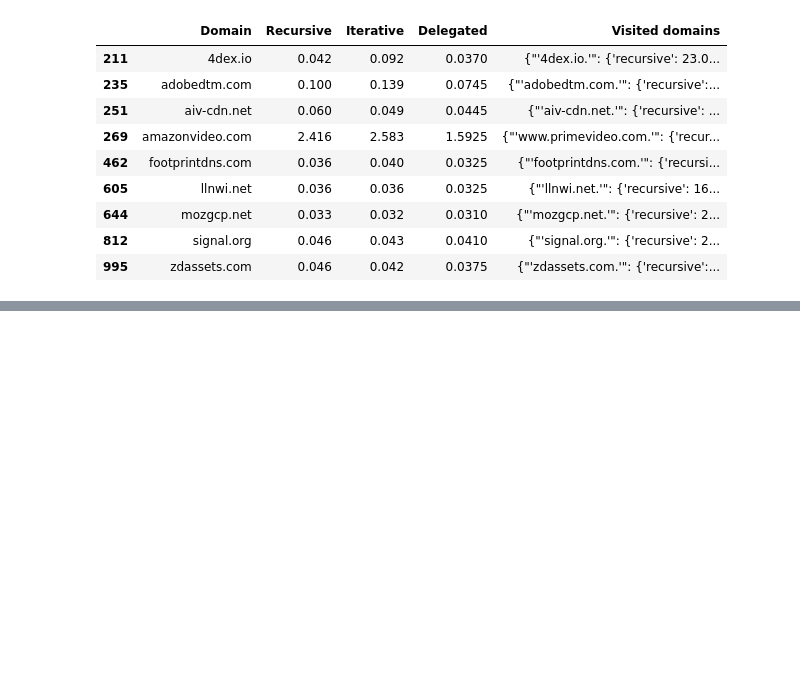
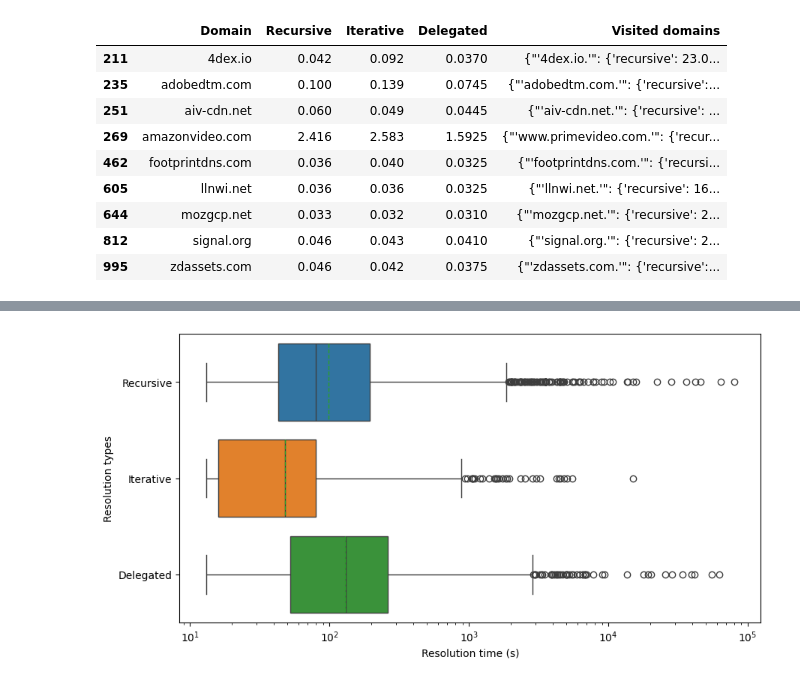
Before and after one commit to SachinJalan/DNS-Renaissance, a Jupyter notebook: plot-delegation.ipynb, the cells around one changed output, grey strips where cells are left out. Saved outputs shown, nothing was run; the diff lists cells and outputs as text; code cells hidden in the pictures; blank space fills up the shorter version.

```diff
--- a/plot-delegation.ipynb
+++ b/plot-delegation.ipynb
@@ -127,0 +172,9 @@ TypeError: string indices must be integers, not 'str'
+# %%
+# next plot a boc plot for recursive, iterative and delgated where mean, the standarfd deviations are ploted. X axis is the type of resolution and Y axis is the resolution time in seconds
+plt.figure(figsize=(10, 5))
+sns.boxplot(data=visited_domains_df[['Recursive', 'Iterative', 'Delegated']], showmeans=True, meanline=True, log_scale=True, orient='h')
+plt.ylabel('Resolution types')
+plt.xlabel('Resolution time (s)')
+plt.show()
+# %% [output]
+[figure, added]
```
Also changed, not shown: parts of 4 cells of this notebook, 1 other file.
